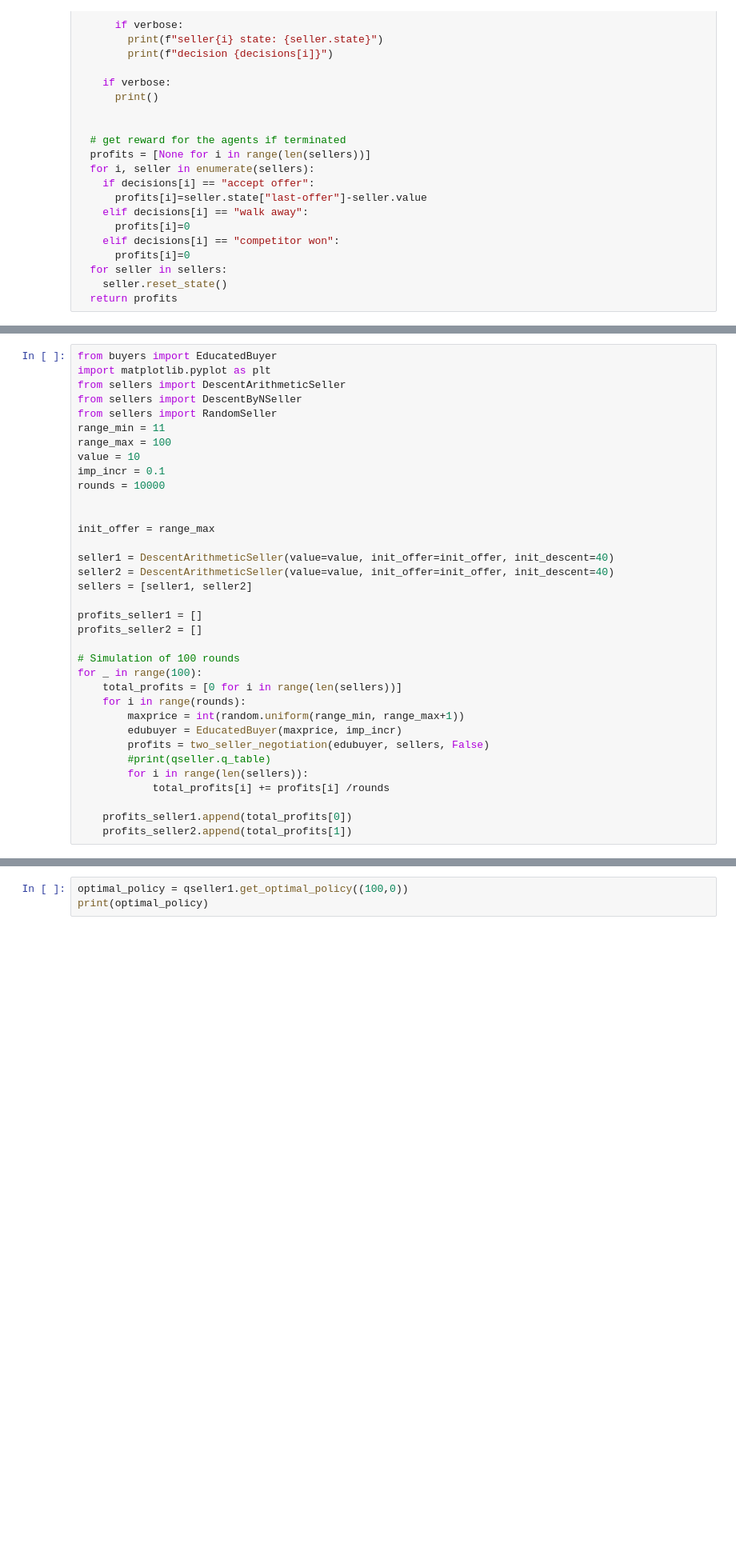
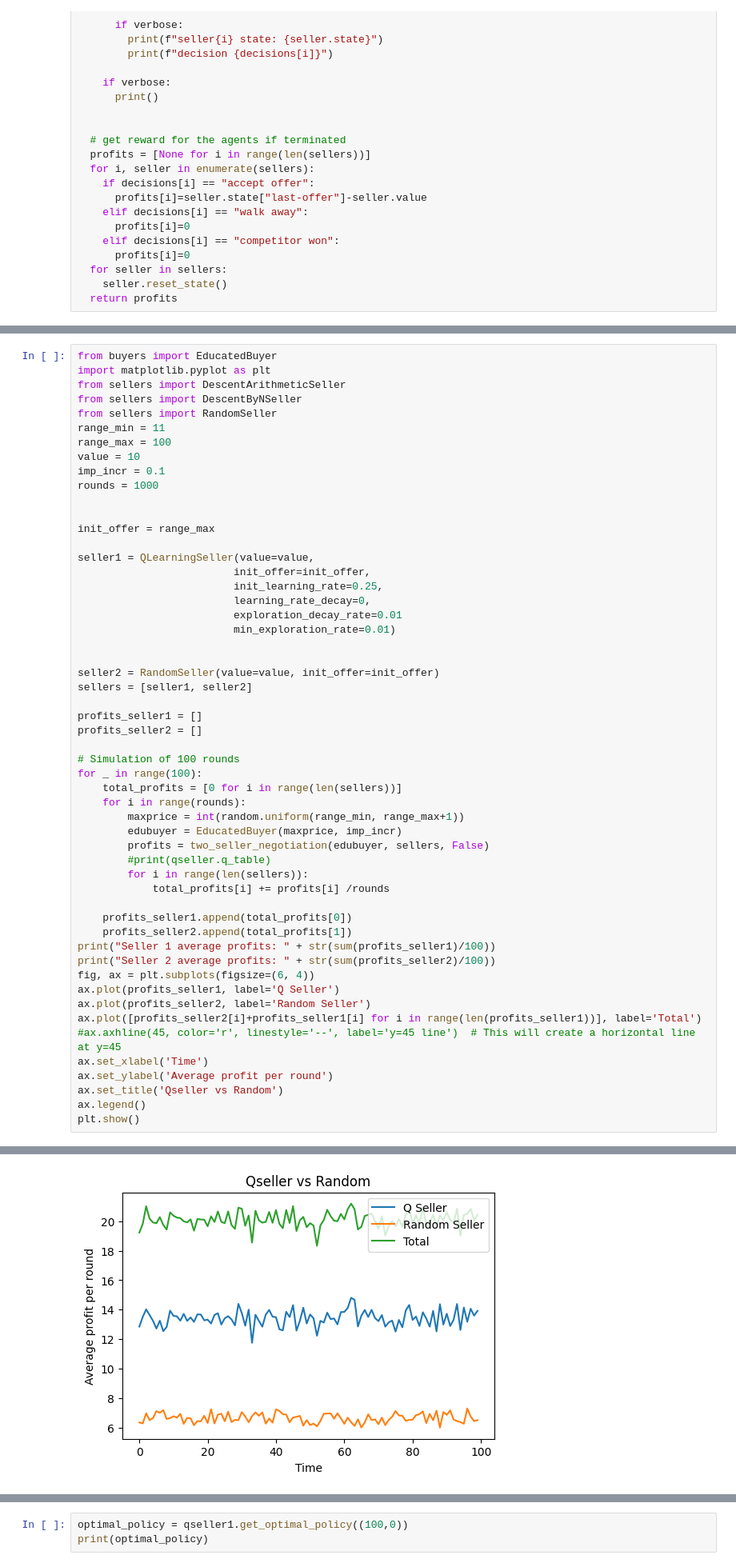
Before and after one commit to Lenguist/insight-game-ai, a Jupyter notebook: two-sellers.ipynb, the cells around one changed output, grey strips where cells are left out. Shown at 80% size. Drawn from its saved outputs; the diff is of its cells as text; blank space fills up the shorter version.

```diff
--- a/two-sellers.ipynb
+++ b/two-sellers.ipynb
@@ -326,13 +392,20 @@ range_min = 11
 range_max = 100
 value = 10
 imp_incr = 0.1
-rounds = 10000
+rounds = 1000
 
 
 init_offer = range_max
 
-seller1 = DescentArithmeticSeller(value=value, init_offer=init_offer, init_descent=40)
-seller2 = DescentArithmeticSeller(value=value, init_offer=init_offer, init_descent=40)
+seller1 = QLearningSeller(value=value,
+                         init_offer=init_offer,
+                         init_learning_rate=0.25,
+                         learning_rate_decay=0,
+                         exploration_decay_rate=0.01
+                         min_exploration_rate=0.01)
+
+
+seller2 = RandomSeller(value=value, init_offer=init_offer)
 sellers = [seller1, seller2]
 
 profits_seller1 = []
@@ -351,3 +424,16 @@ for _ in range(100):
 
     profits_seller1.append(total_profits[0])
     profits_seller2.append(total_profits[1])
+print("Seller 1 average profits: " + str(sum(profits_seller1)/100))
+print("Seller 2 average profits: " + str(sum(profits_seller2)/100))
+fig, ax = plt.subplots(figsize=(6, 4))
+ax.plot(profits_seller1, label='Q Seller')
+ax.plot(profits_seller2, label='Random Seller')
+ax.plot([profits_seller2[i]+profits_seller1[i] for i in range(len(profits_seller1))], label='Total')
+#ax.axhline(45, color='r', linestyle='--', label='y=45 line')  # This will create a horizontal line at y=45
+ax.set_xlabel('Time')
+ax.set_ylabel('Average profit per round')
+ax.set_title('Qseller vs Random')
+ax.legend()
+plt.show()
+# %% [output]
@@ -353,0 +442 @@ for _ in range(100):
+[figure, added]
```
Also changed, not shown: parts of 5 cells of this notebook.
